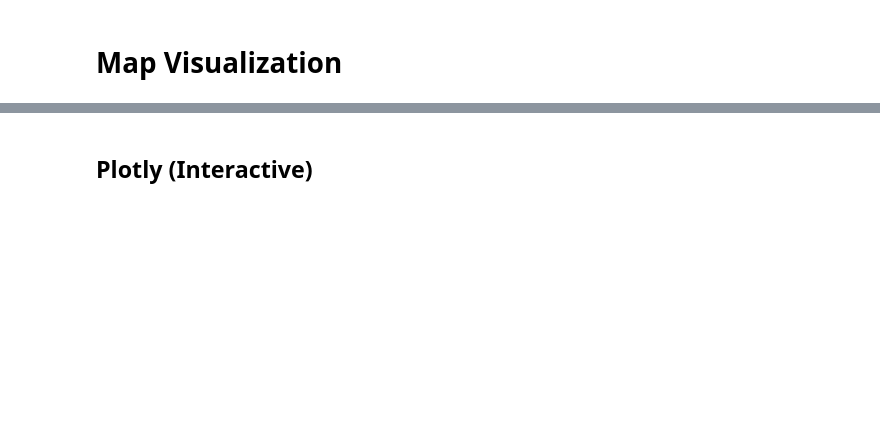
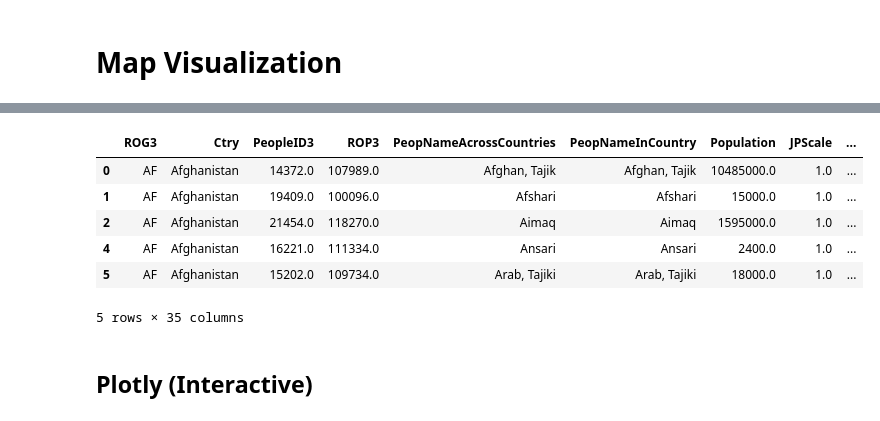
Before and after one commit to psaul20/Unreached-Analysis-Engine, a Jupyter notebook: Unreached.ipynb, the cells around one changed output, grey strips where cells are left out. Saved outputs shown, nothing was run; the diff lists cells and outputs as text; code cells hidden in the pictures; blank space fills up the shorter version.

```diff
--- a/Unreached.ipynb
+++ b/Unreached.ipynb
@@ -50,6 +53,6 @@ ur_df.describe()
 # %% [markdown]
 ## Analyze Data
 # %%
-ur_df['quartile'] = pd.qcut(ur_df['PercentEvangelical'], q=4, duplicates='drop')
+pg_df['quartile'] = pd.qcut(ur_df['PercentEvangelical'], q=4, duplicates='drop')
 ur_df['decile'] = pd.qcut(ur_df['PercentEvangelical'], q=10, precision=3, duplicates='drop')
 # %%
@@ -105,3 +109,13 @@ lon = ur_df_plot['Longitude'].values
+# %%
+ur_df_plot.head()
+# %% [output]
+|  | ROG3 | Ctry | PeopleID3 | ROP3 | PeopNameAcrossCountries | PeopNameInCountry | Population | JPScale | ... |
+| 0 | AF | Afghanistan | 14372.0 | 107989.0 | Afghan, Tajik | Afghan, Tajik | 10485000.0 | 1.0 | ... |
+| 1 | AF | Afghanistan | 19409.0 | 100096.0 | Afshari | Afshari | 15000.0 | 1.0 | ... |
+| 2 | AF | Afghanistan | 21454.0 | 118270.0 | Aimaq | Aimaq | 1595000.0 | 1.0 | ... |
+| 4 | AF | Afghanistan | 16221.0 | 111334.0 | Ansari | Ansari | 2400.0 | 1.0 | ... |
+| 5 | AF | Afghanistan | 15202.0 | 109734.0 | Arab, Tajiki | Arab, Tajiki | 18000.0 | 1.0 | ... |
+5 rows × 35 columns
 # %% [markdown]
 ## Plotly (Interactive)
 # %%
```
Also changed, not shown: parts of 18 cells of this notebook, 5 other files.
